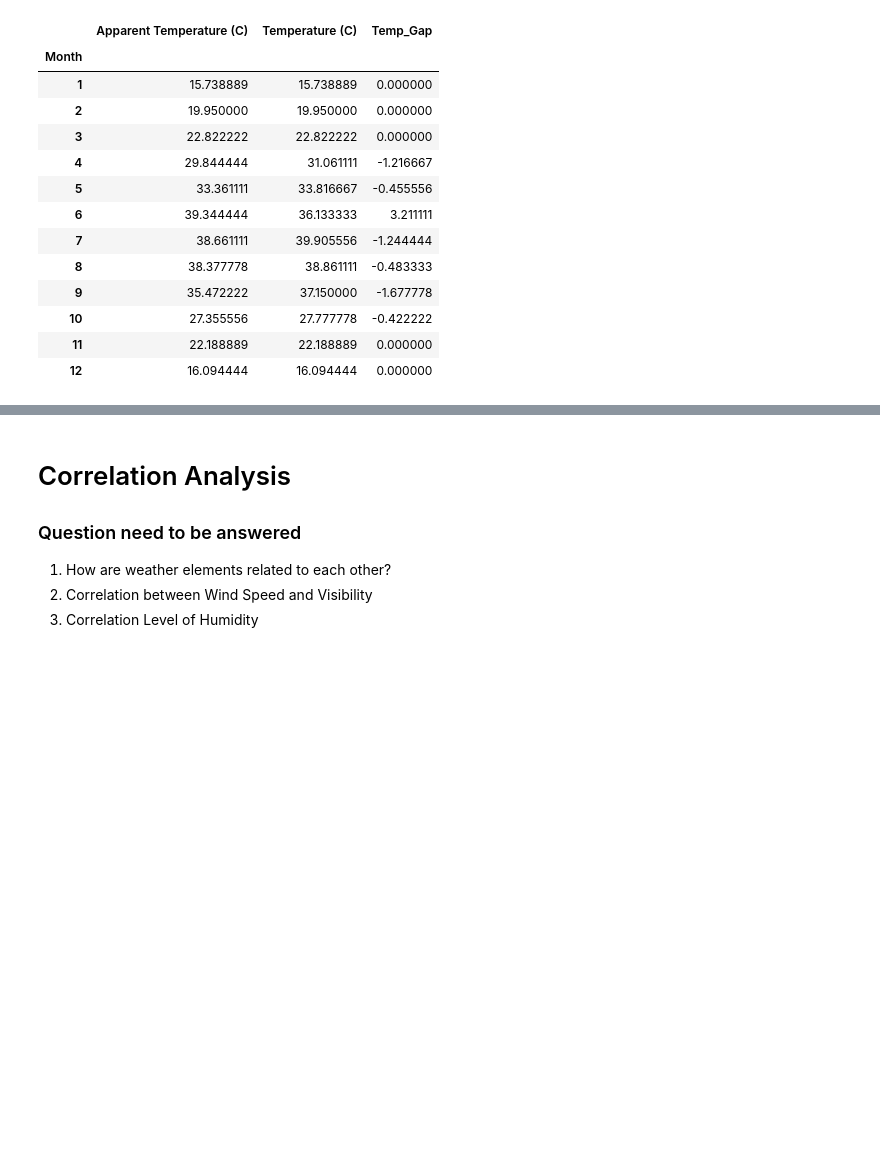
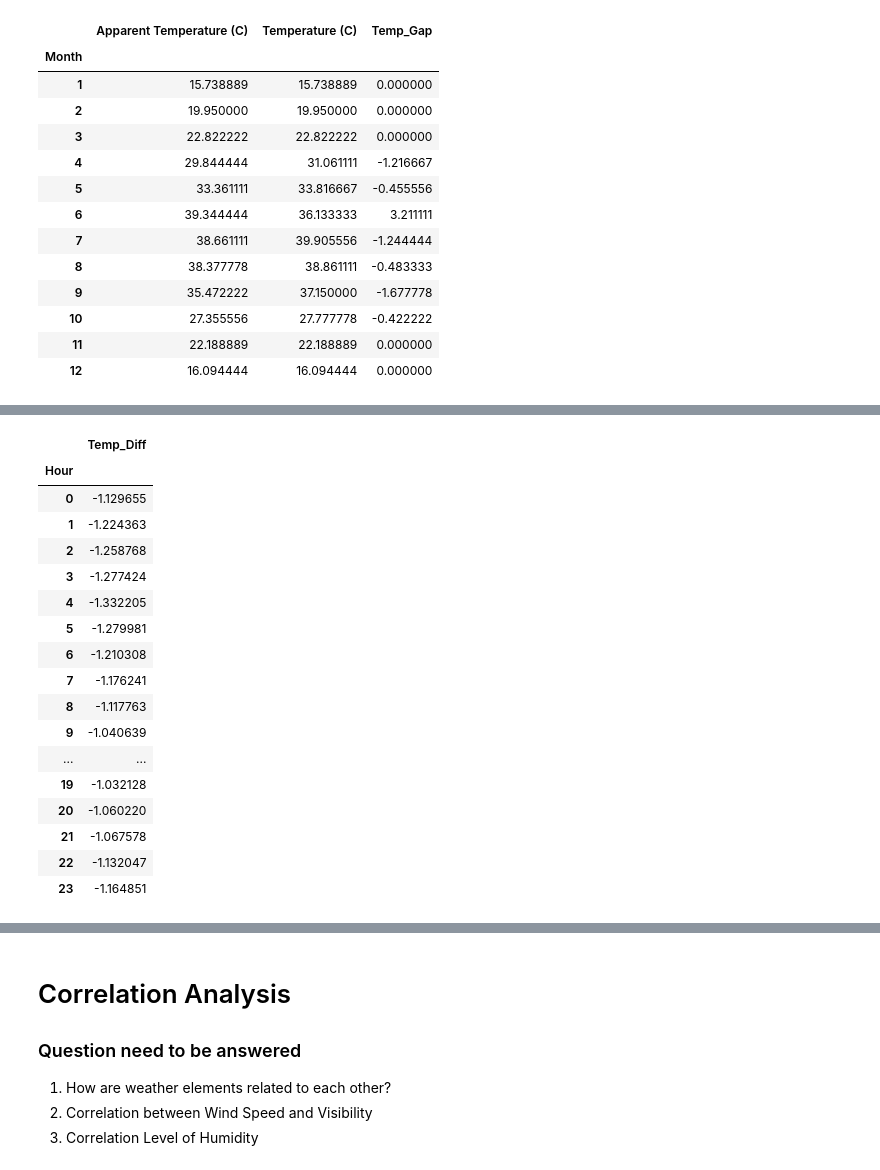
Before and after one commit to CMC-NCKH-2026/Weather_forcasting, a Jupyter notebook: notebooks/Data_Analysis.ipynb, the cells around one changed output, grey strips where cells are left out. Drawn from its saved outputs; the diff is of its cells as text; code cells hidden in the pictures; blank space fills up the shorter version.

```diff
--- a/notebooks/Data_Analysis.ipynb
+++ b/notebooks/Data_Analysis.ipynb
@@ -160,0 +255,24 @@ monthly_diff
+# %%
+#What is the hourly pattern of the difference between Apparent Temperature and Temperature throughout the day?
+hourly_temp_diff = df.groupby('Hour')[['Apparent Temperature (C)', 'Temperature (C)']].mean()
+hourly_temp_diff['Temp_Diff'] = hourly_temp_diff['Apparent Temperature (C)'] - hourly_temp_diff['Temperature (C)']
+hourly_temp_diff[['Temp_Diff']]
+# %% [output]
+|  | Temp_Diff |
+| Hour |  |
+| 0 | -1.129655 |
+| 1 | -1.224363 |
+| 2 | -1.258768 |
+| 3 | -1.277424 |
+| 4 | -1.332205 |
+| 5 | -1.279981 |
+| 6 | -1.210308 |
+| 7 | -1.176241 |
+| 8 | -1.117763 |
+| 9 | -1.040639 |
+| ... | ... |
+| 19 | -1.032128 |
+| 20 | -1.060220 |
+| 21 | -1.067578 |
+| 22 | -1.132047 |
+| 23 | -1.164851 |
```
Also changed, not shown: parts of 10 cells of this notebook.
